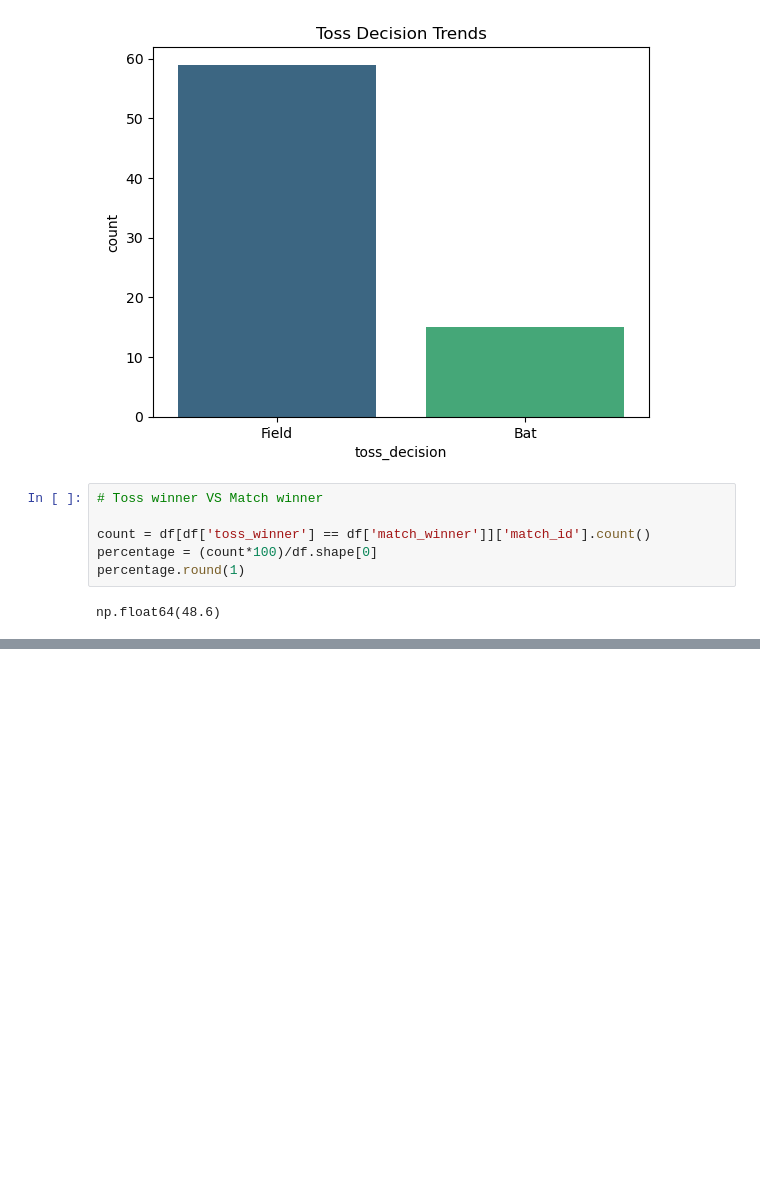
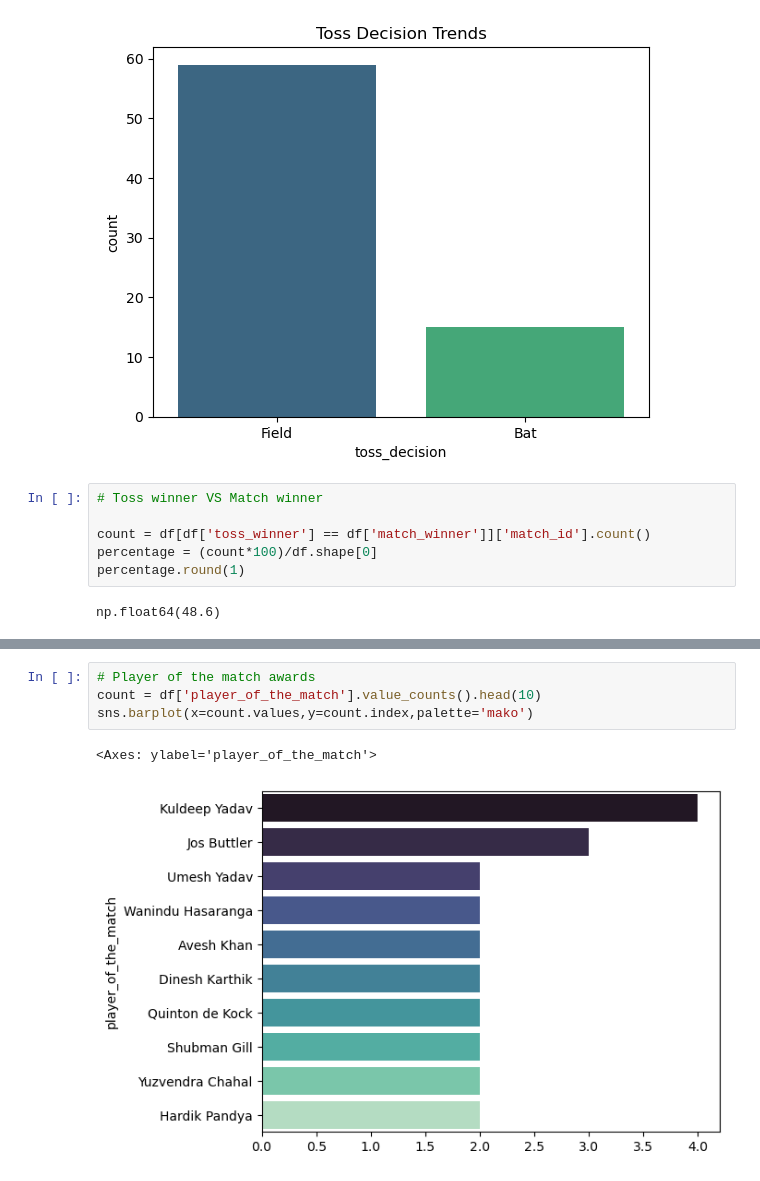
Before and after one commit to RudranshMishra1/IPL-Project, a Jupyter notebook: IPL_project.ipynb, the cells around one changed output, grey strips where cells are left out. Drawn from its saved outputs; the diff is of its cells as text; blank space fills up the shorter version.

```diff
--- a/IPL_project.ipynb
+++ b/IPL_project.ipynb
@@ -127,0 +133,7 @@ np.float64(48.6)
+# %%
+# Player of the match awards
+count = df['player_of_the_match'].value_counts().head(10)
+sns.barplot(x=count.values,y=count.index,palette='mako')
+# %% [output]
+<Axes: ylabel='player_of_the_match'>
+[figure, added]
```
Also changed, not shown: parts of 11 cells of this notebook.
